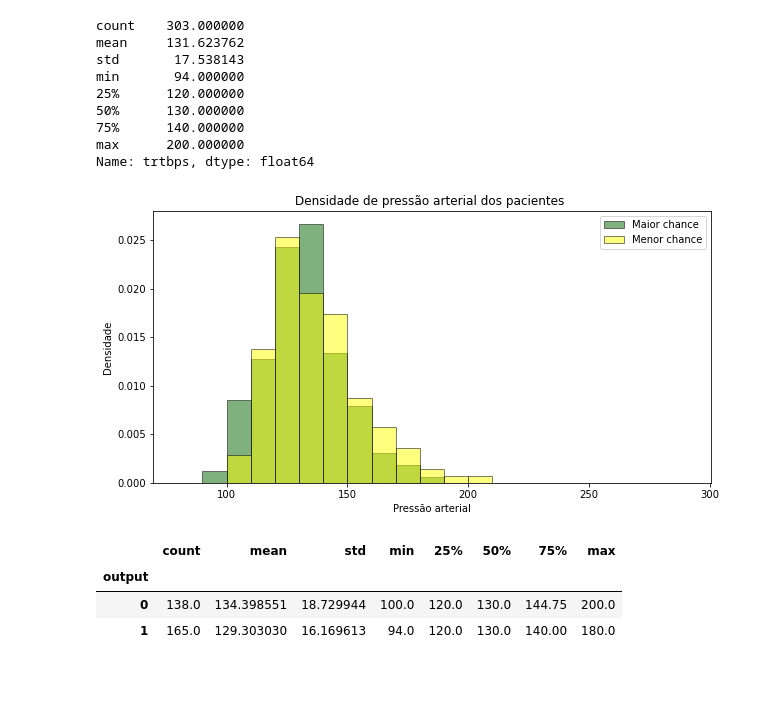
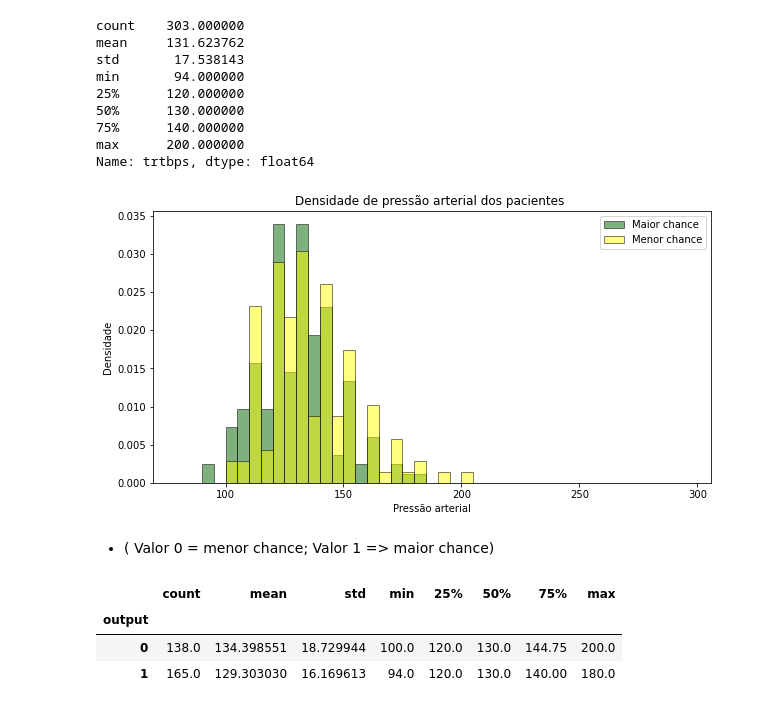
Before and after one commit to duddatorres/PROJETO-2, a Jupyter notebook: Projeto 2.ipynb, the cells around one changed output. Drawn from its saved outputs; the diff is of its cells as text; code cells hidden in the pictures; blank space fills up the shorter version.

```diff
--- a/Projeto 2.ipynb
+++ b/Projeto 2.ipynb
@@ -201,22 +205,24 @@ Name: trtbps, dtype: float64
 # %%
 pressao_maior=maior_chance['trtbps']
 pressao_menor=menor_chance['trtbps']
 
 plt.figure(figsize=(10, 5))
 
-faixa_pressao = np.arange(80,300,10)
+faixa_pressao = np.arange(80,300,5)
 
 plt.subplot(111)
 plt.hist(pressao_maior, bins=faixa_pressao, edgecolor='black', color='darkgreen', density=True,alpha=0.5, label='Maior chance')
 plt.hist(pressao_menor, bins=faixa_pressao, edgecolor='black', color='yellow', density=True,alpha=0.5, label='Menor chance')
 plt.title('Densidade de pressão arterial dos pacientes ')
 plt.ylabel('Densidade')
 plt.xlabel('Pressão arterial')
 plt.legend()
 
 plt.show()
 # %% [output]
-[figure, old version]
+[figure, new version]
+# %% [markdown]
+* ( Valor 0 = menor chance; Valor 1 => maior chance)
 # %%
 dados.groupby('output').trtbps.describe()
 # %% [output]
```
Also changed, not shown: parts of 25 cells of this notebook.
